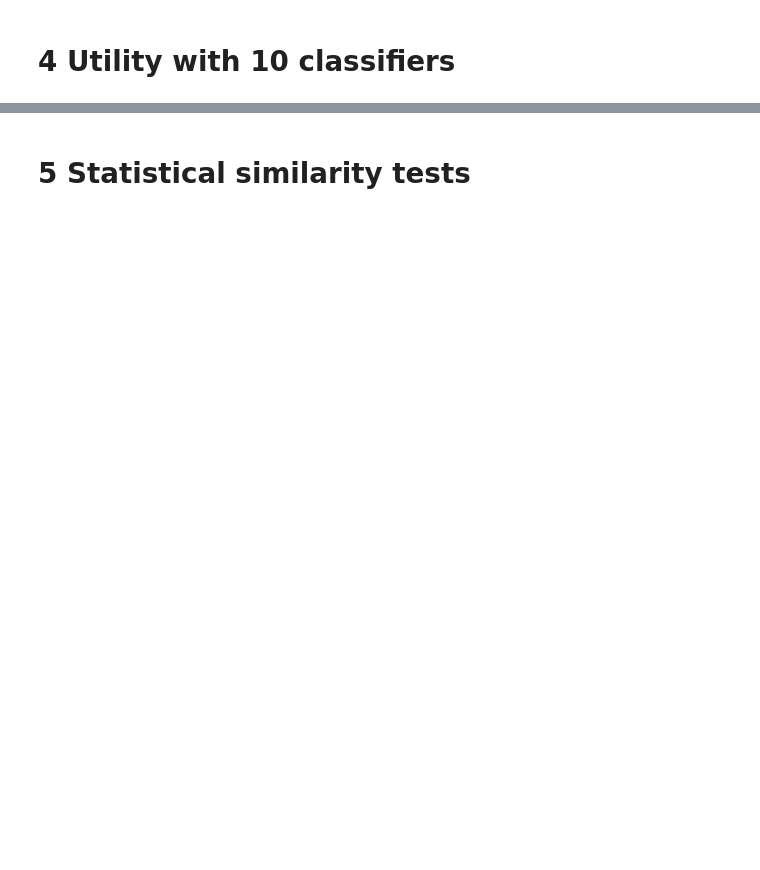
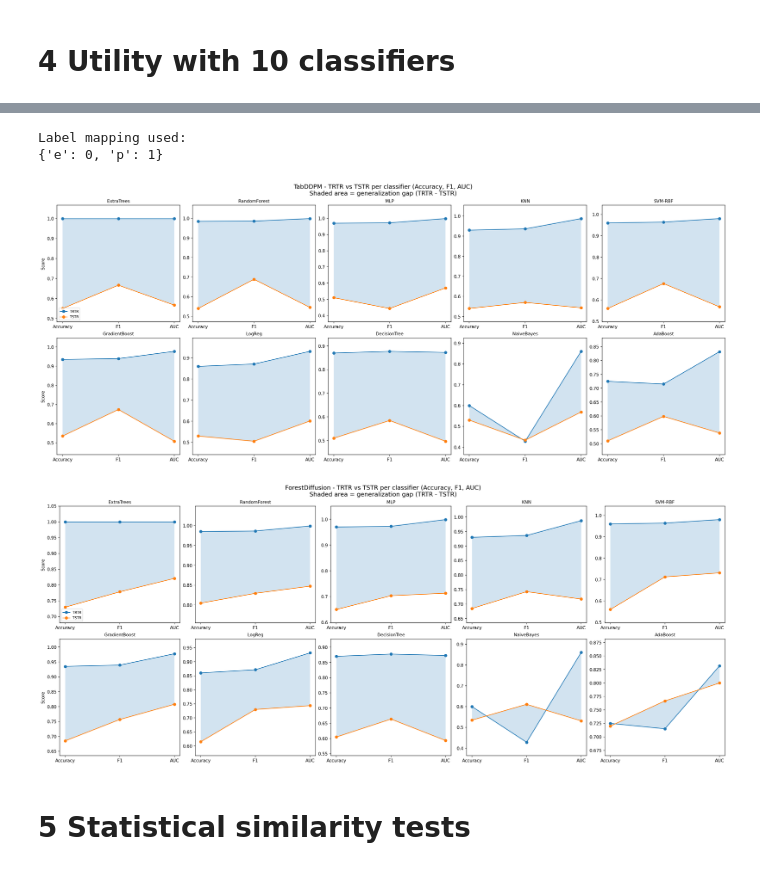
Before and after one commit to gopibattineni/SYNTH_BENCHMARK, a Jupyter notebook: Generators/Diffusion GANs/8. Mushroom_diffusion.ipynb, the cells around one changed output, grey strips where cells are left out. Saved outputs shown, nothing was run; the diff lists cells and outputs as text; code cells hidden in the pictures; blank space fills up the shorter version.

````diff
--- a/Generators/Diffusion GANs/8. Mushroom_diffusion.ipynb
+++ b/Generators/Diffusion GANs/8. Mushroom_diffusion.ipynb
@@ -1656,5 +2013,4 @@ display(summary_auc)
 # %%
-```python
 import numpy as np
 import pandas as pd
 import matplotlib.pyplot as plt
@@ -1802,34 +2158,38 @@ data_eval_encoded = (
 synthetic_eval = {}
 
 for gen in generators:
     synthetic_eval[gen] = (
         combined_encoded[combined_encoded["_source"] == gen]
         .drop(columns=["_source"])
         .reset_index(drop=True)
     )
 
 trtr_results = evaluate_models(
     train_df=data_eval_encoded,
     test_df=data_eval_encoded,
     label_col=label_col,
     models=models
 )
 
 for gen in generators:
     tstr_results = evaluate_models(
         train_df=synthetic_eval[gen],
         test_df=data_eval_encoded,
         label_col=label_col,
         models=models
     )
 
     plot_grid_line_metrics_with_gap(
         trtr_results,
         tstr_results,
         generator_name=gen,
         ncols=5
     )
-```
+# %% [output]
+Label mapping used:
+{'e': 0, 'p': 1}
+[figure, added]
+[figure, added]
 # %% [markdown]
 # 5 Statistical similarity tests
 # %%
````
Also changed, not shown: parts of 38 cells of this notebook, 10 other files.
